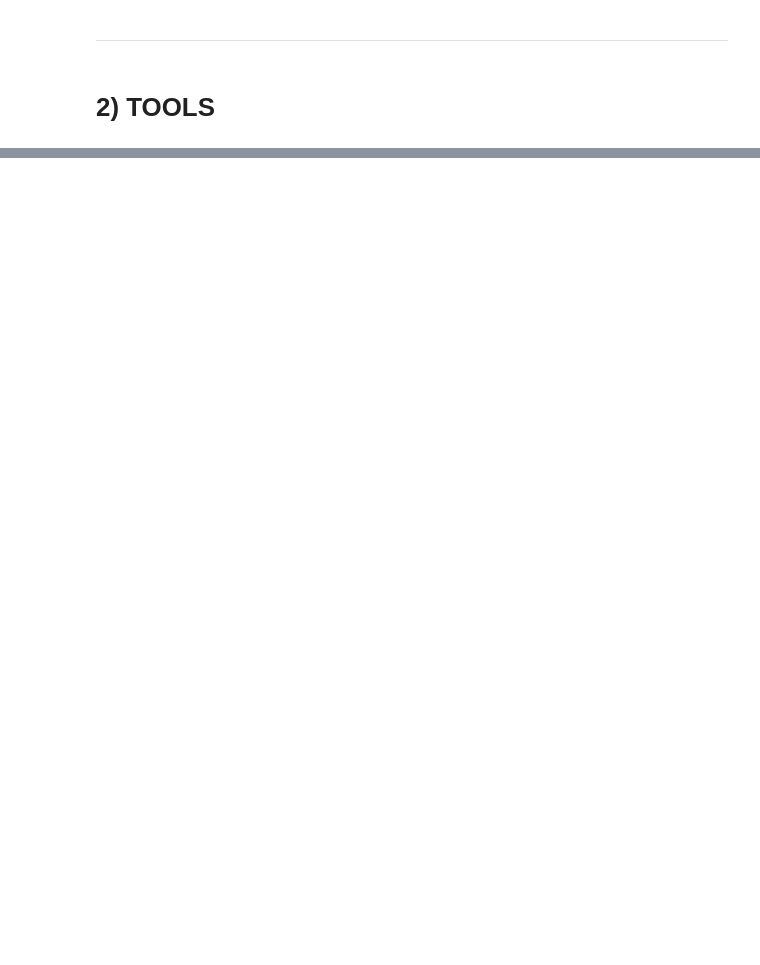
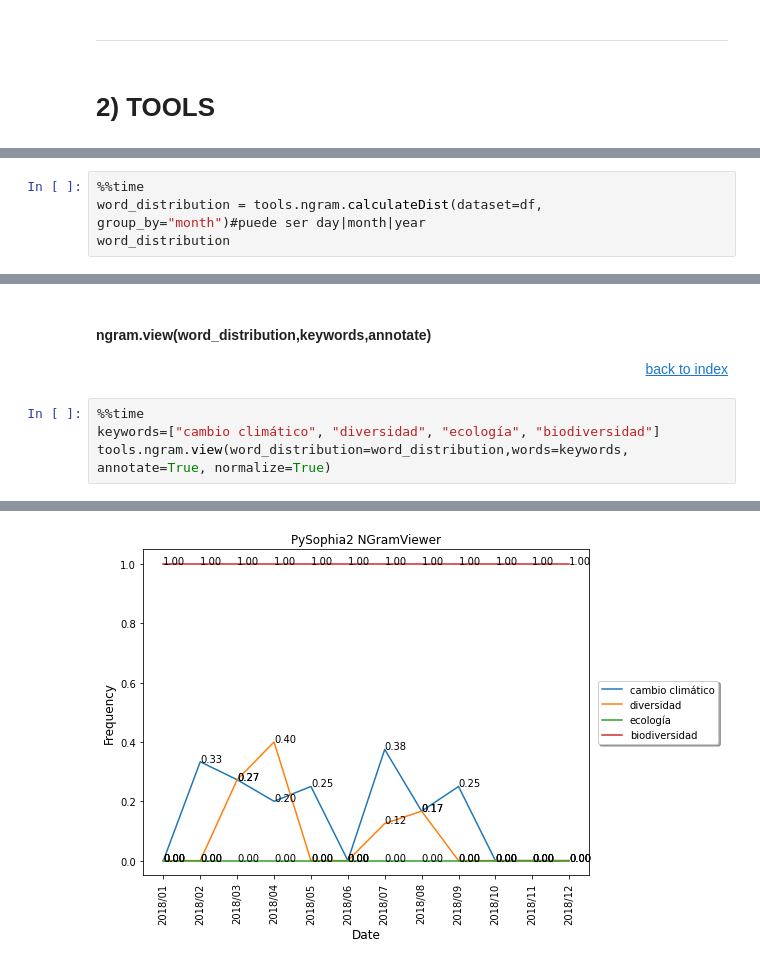
Before and after one commit to TeamSophia2/pySophia2, a Jupyter notebook: Example_notebook.ipynb, the cells around one changed output, grey strips where cells are left out. Cells and saved outputs as stored; diff of their text form; blank space fills up the shorter version.

```diff
--- a/Example_notebook.ipynb
+++ b/Example_notebook.ipynb
@@ -445,0 +370,4 @@ tools.sophia_ngram_view(sophia2_ngram_struct, palabras,True)
+# %%
+%%time
+word_distribution = tools.ngram.calculateDist(dataset=df, group_by="month")#puede ser day|month|year
+word_distribution
@@ -445,0 +393,8 @@ tools.sophia_ngram_view(sophia2_ngram_struct, palabras,True)
+# %% [markdown]
+#### ngram.view(word_distribution,keywords,annotate)
+<div style='text-align: right'><a href="#INDEX">back to index </a></div>
+# %%
+%%time
+keywords=["cambio climático", "diversidad", "ecología", "biodiversidad"]
+tools.ngram.view(word_distribution=word_distribution,words=keywords, annotate=True, normalize=True)
+# %% [output]
@@ -445,0 +402 @@ tools.sophia_ngram_view(sophia2_ngram_struct, palabras,True)
+[figure, added]
```
Also changed, not shown: parts of 75 cells of this notebook, 7 other files.
